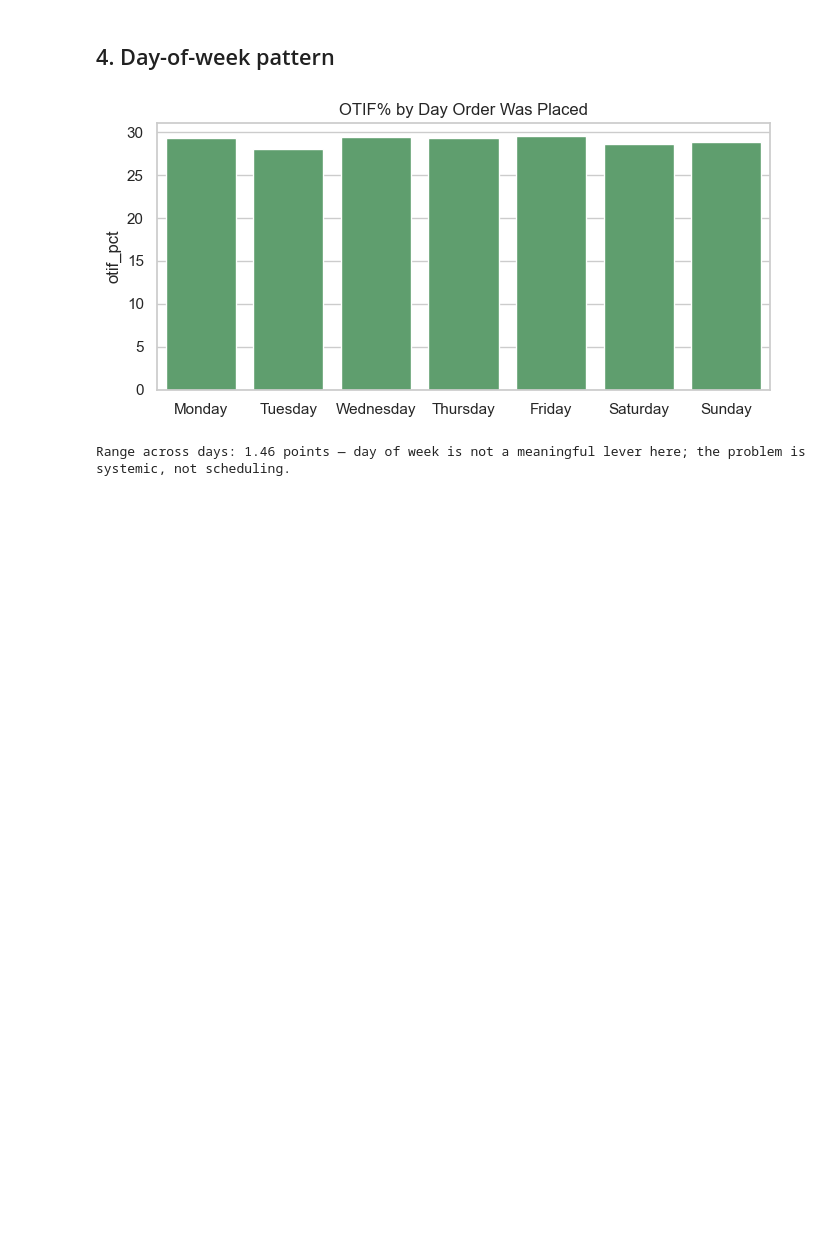
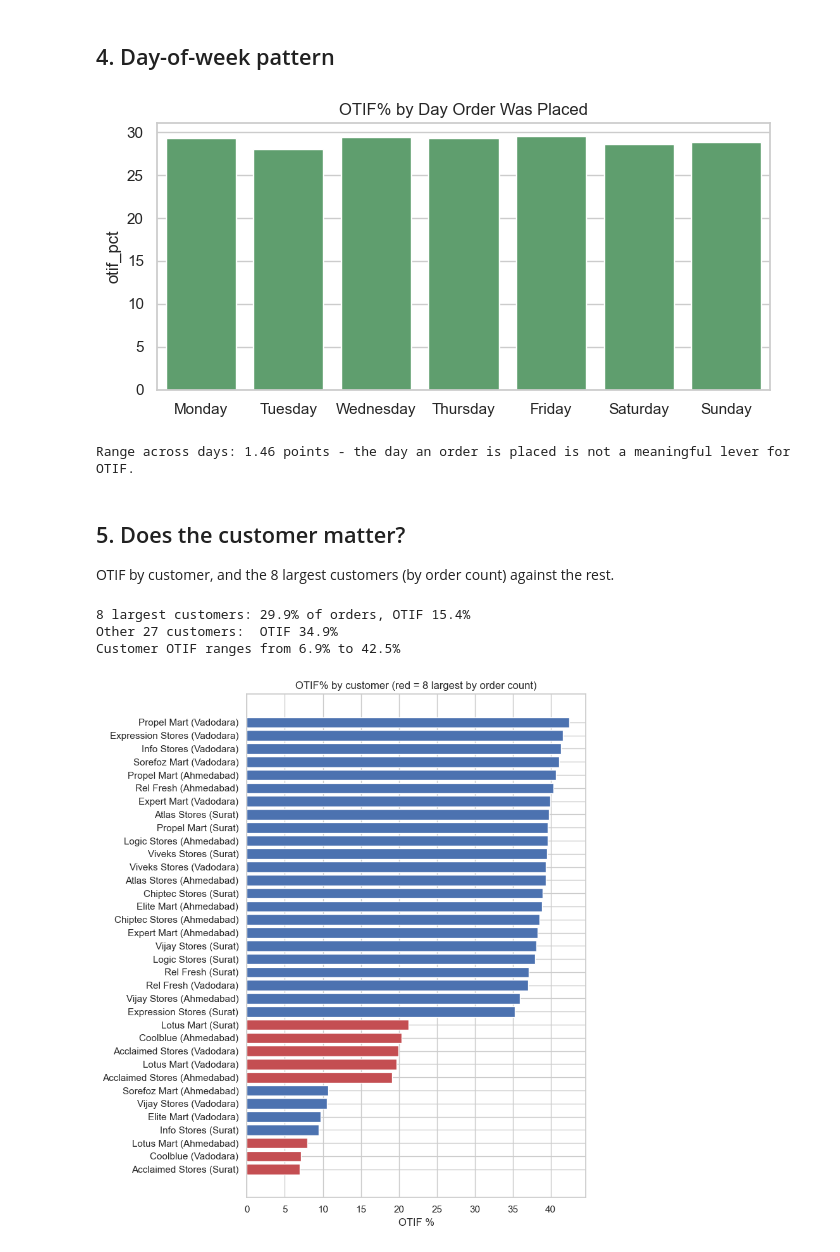
Before and after one commit to Ankasth369/Supply-Chain-Delivery-Diagnostics-Churn-Risk-Scoring, a Jupyter notebook: python/eda_deep_dive.ipynb, the cells around one changed output. Saved outputs shown, nothing was run; the diff lists cells and outputs as text; code cells hidden in the pictures; blank space fills up the shorter version.

```diff
--- a/python/eda_deep_dive.ipynb
+++ b/python/eda_deep_dive.ipynb
@@ -112,7 +113,43 @@ ax.set_xlabel("")
 plt.tight_layout()
 plt.show()
 print("Range across days:", f"{dow['otif_pct'].max() - dow['otif_pct'].min():.2f} points",
-      "— day of week is not a meaningful lever here; the problem is systemic, not scheduling.")
+      "- the day an order is placed is not a meaningful lever for OTIF.")
 # %% [output]
 [figure]
-Range across days: 1.46 points — day of week is not a meaningful lever here; the problem is systemic, not scheduling.
+Range across days: 1.46 points - the day an order is placed is not a meaningful lever for OTIF.
+# %% [markdown]
+## 5. Does the customer matter?
+OTIF by customer, and the 8 largest customers (by order count) against the rest.
+# %%
+cust = pd.read_sql("""
+    SELECT c.customer_id, c.customer_name, c.city, COUNT(*) AS orders,
+           AVG(foa.otif) * 100 AS otif_pct
+    FROM fact_orders_aggregate foa
+    JOIN dim_customers c ON c.customer_id = foa.customer_id
+    GROUP BY c.customer_id, c.customer_name, c.city
+""", engine)
+cust["label"] = cust["customer_name"] + " (" + cust["city"] + ")"
+cust = cust.sort_values("orders", ascending=False).reset_index(drop=True)
+cust["group"] = ["8 largest customers"] * 8 + ["Other 27 customers"] * (len(cust) - 8)
+
+def order_weighted_otif(frame):
+    return (frame["otif_pct"] * frame["orders"]).sum() / frame["orders"].sum()
+
+top8, rest = cust.iloc[:8], cust.iloc[8:]
+print(f"8 largest customers: {top8['orders'].sum() / cust['orders'].sum():.1%} of orders, OTIF {order_weighted_otif(top8):.1f}%")
+print(f"Other 27 customers:  OTIF {order_weighted_otif(rest):.1f}%")
+print(f"Customer OTIF ranges from {cust['otif_pct'].min():.1f}% to {cust['otif_pct'].max():.1f}%")
+
+plot_df = cust.sort_values("otif_pct")
+fig, ax = plt.subplots(figsize=(8, 9))
+colors = plot_df["group"].map({"8 largest customers": "#C44E52", "Other 27 customers": "#4C72B0"})
+ax.barh(plot_df["label"], plot_df["otif_pct"], color=colors)
+ax.set_xlabel("OTIF %")
+ax.set_title("OTIF% by customer (red = 8 largest by order count)")
+plt.tight_layout()
+plt.show()
+# %% [output]
+8 largest customers: 29.9% of orders, OTIF 15.4%
+Other 27 customers:  OTIF 34.9%
+Customer OTIF ranges from 6.9% to 42.5%
+[figure, added]
```
Also changed, not shown: parts of 1 cell of this notebook, 2 other files.
